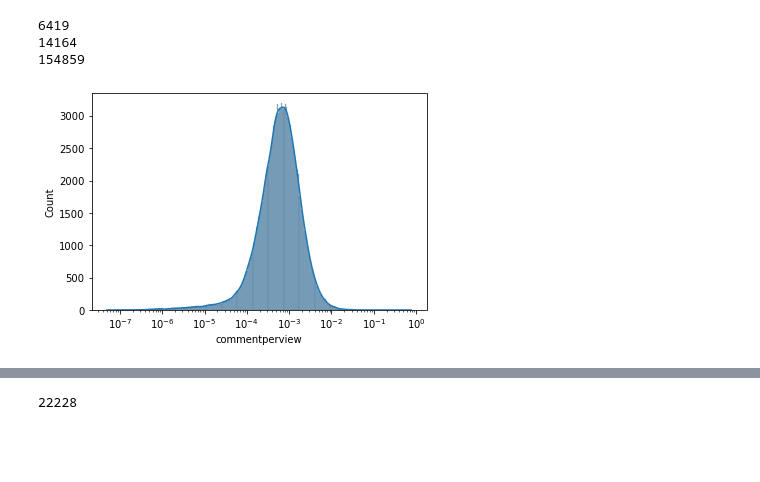
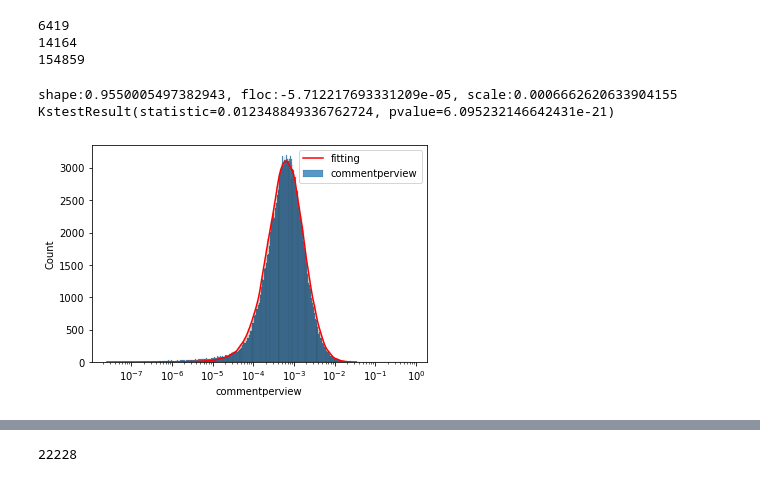
Before and after one commit to lemontree1729/learning-youtube-api, a Jupyter notebook: main.ipynb, the cells around one changed output, grey strips where cells are left out. Drawn from its saved outputs; the diff is of its cells as text; code cells hidden in the pictures; blank space fills up the shorter version.

```diff
--- a/main.ipynb
+++ b/main.ipynb
@@ -210,8 +210,17 @@ print(len(hasComment))
 6419
 14164
 154859
-# %%
-hasComment["commentperview"] = hasComment.commentCount/hasComment.viewCount
-axes = sns.histplot(hasComment, x=hasComment.commentperview, log_scale=True, kde=True)
-# %% [output]
-[figure, removed]
+# %%
+hasComment["commentperview"] = hasComment.commentCount/hasComment.viewCount
+sns.histplot(hasComment, x=hasComment.commentperview, log_scale=True)
+
+
+params = lognorm.fit(hasComment["commentperview"])
+sns.histplot([lognorm.rvs(*params) for _ in range(len(hasComment))], log_scale=True, color="r", alpha=0, kde=True)
+plt.legend(labels = ['fitting','commentperview'])
+print(f"shape:{params[0]}, floc:{params[1]}, scale:{params[2]}")
+print(kstest(hasComment["commentperview"], 'lognorm', params, len(hasComment))) # p-test not working because dataset is too large so p-test is too powerful
+# %% [output]
+shape:0.9550005497382943, floc:-5.712217693331209e-05, scale:0.0006662620633904155
+KstestResult(statistic=0.012348849336762724, pvalue=6.095232146642431e-21)
+[figure, added]
```
Also changed, not shown: parts of 24 cells of this notebook.
